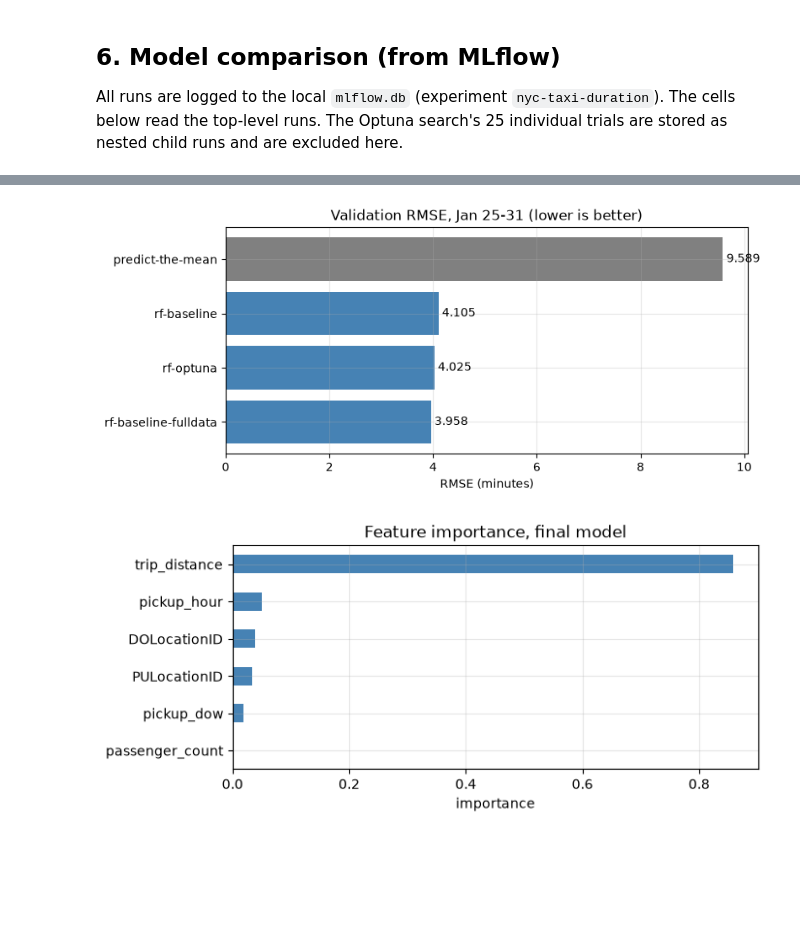
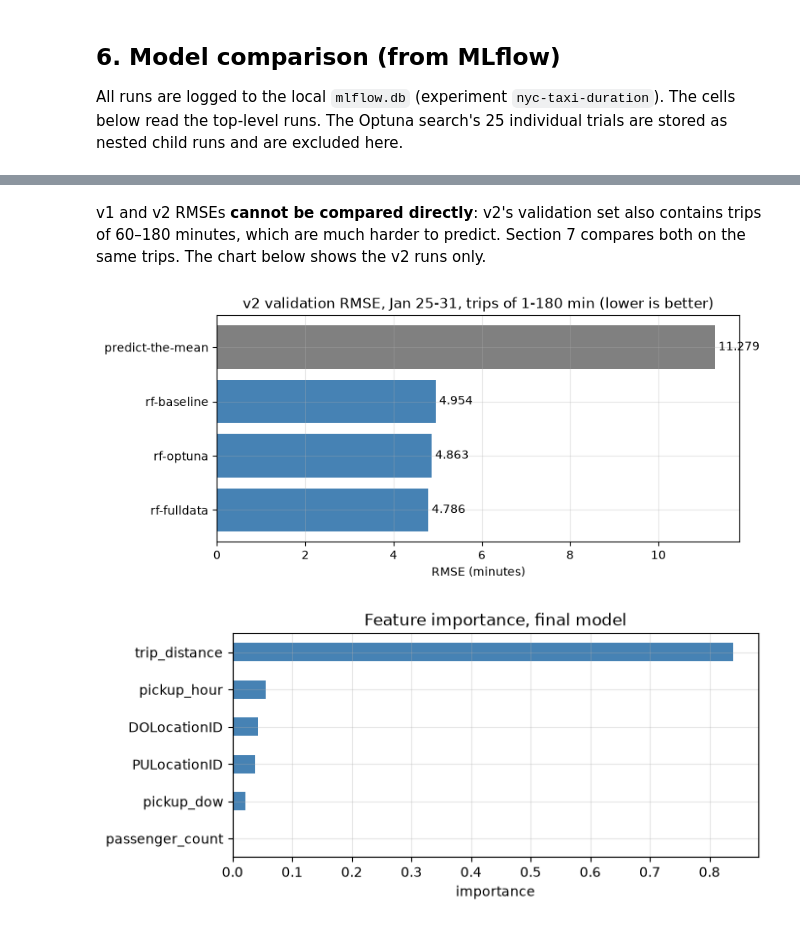
Before and after one commit to Jassalam/model-deployment-project, a Jupyter notebook: notebooks/01_eda.ipynb, the cells around one changed output, grey strips where cells are left out. Drawn from its saved outputs; the diff is of its cells as text; code cells hidden in the pictures; blank space fills up the shorter version.

```diff
--- a/notebooks/01_eda.ipynb
+++ b/notebooks/01_eda.ipynb
@@ -336,14 +385,18 @@ nested child runs and are excluded here.
 # %%
 import mlflow
 
-mlflow.set_tracking_uri("sqlite:///mlflow.db")
+from src.paths import MLFLOW_DB
+
+mlflow.set_tracking_uri(f"sqlite:///{MLFLOW_DB}")
 runs = mlflow.search_runs(experiment_names=["nyc-taxi-duration"],
-                          filter_string="attributes.status = 'FINISHED'")
-runs = runs[runs["tags.mlflow.parentRunId"].isna()] if "tags.mlflow.parentRunId" in runs else runs
-cols = {"tags.mlflow.runName": "run", "params.train_rows": "train_rows",
+                          filter_string="attributes.status = 'FINISHED'", order_by=["start_time DESC"])
+runs = runs[runs["tags.mlflow.parentRunId"].isna()]
+# Runs from before the review fixes don't log their cleaning rules: those used 1-60 min trips.
+runs["cleaning"] = np.where(runs["params.max_duration"].fillna("60") == "60", "v1: 1-60 min", "v2: 1-180 min + fixes")
+cols = {"cleaning": "cleaning", "tags.mlflow.runName": "run", "params.train_rows": "train_rows",
         "metrics.rmse_train": "rmse_train", "metrics.rmse_val": "rmse_val",
+        "metrics.rmse_val_le60min": "rmse_le60", "metrics.rmse_val_gt60min": "rmse_gt60",
         "metrics.model_size_mb": "size_mb"}
-# The first baseline run was logged before model size was tracked; its file is 249 MB.
-table = runs[list(cols)].rename(columns=cols).sort_values("rmse_val", ascending=False).reset_index(drop=True)
+table = runs[list(cols)].rename(columns=cols).sort_values(["cleaning", "rmse_val"], ascending=[False, False]).reset_index(drop=True)
 table
 # %% [output]
@@ -354,21 +410,27 @@ table
+# %% [markdown]
+v1 and v2 RMSEs **cannot be compared directly**: v2's validation set also contains trips of
+60–180 minutes, which are much harder to predict. Section 7 compares both on the same
+trips. The chart below shows the v2 runs only.
 # %%
-mean_rmse = runs["metrics.rmse_val_mean_baseline"].dropna().iloc[0]
-plot_df = pd.concat([pd.DataFrame({"run": ["predict-the-mean"], "rmse_val": [mean_rmse]}), table[["run", "rmse_val"]]])
+v2 = runs[runs["cleaning"].str.startswith("v2")]
+mean_rmse = v2["metrics.rmse_val_mean_baseline"].dropna().iloc[0]
+v2_table = table[table["cleaning"].str.startswith("v2")]
+plot_df = pd.concat([pd.DataFrame({"run": ["predict-the-mean"], "rmse_val": [mean_rmse]}), v2_table[["run", "rmse_val"]]])
 
 fig, ax = plt.subplots(figsize=(8, 3.5))
 bars = ax.barh(plot_df["run"], plot_df["rmse_val"], color=["grey"] + ["steelblue"] * (len(plot_df) - 1))
 ax.bar_label(bars, fmt="%.3f", padding=3)
 ax.invert_yaxis()
-ax.set(title="Validation RMSE, Jan 25-31 (lower is better)", xlabel="RMSE (minutes)")
+ax.set(title="v2 validation RMSE, Jan 25-31, trips of 1-180 min (lower is better)", xlabel="RMSE (minutes)")
 plt.show()
 # %% [output]
-[figure, old version]
+[figure, new version]
 # %%
-final = runs[runs["tags.mlflow.runName"] == "rf-baseline-fulldata"].iloc[0]
+final = v2[v2["tags.mlflow.runName"] == "rf-fulldata"].iloc[0]  # latest served model
 imp = pd.Series(mlflow.artifacts.load_dict(f"runs:/{final.run_id}/feature_importances.json")).sort_values()
 ax = imp.plot.barh(color="steelblue", figsize=(7, 3))
 ax.set(title="Feature importance, final model", xlabel="importance")
 plt.show()
 # %% [output]
-[figure, old version]
+[figure, new version]
 # %%
```
Also changed, not shown: parts of 24 cells of this notebook, 9 other files.
